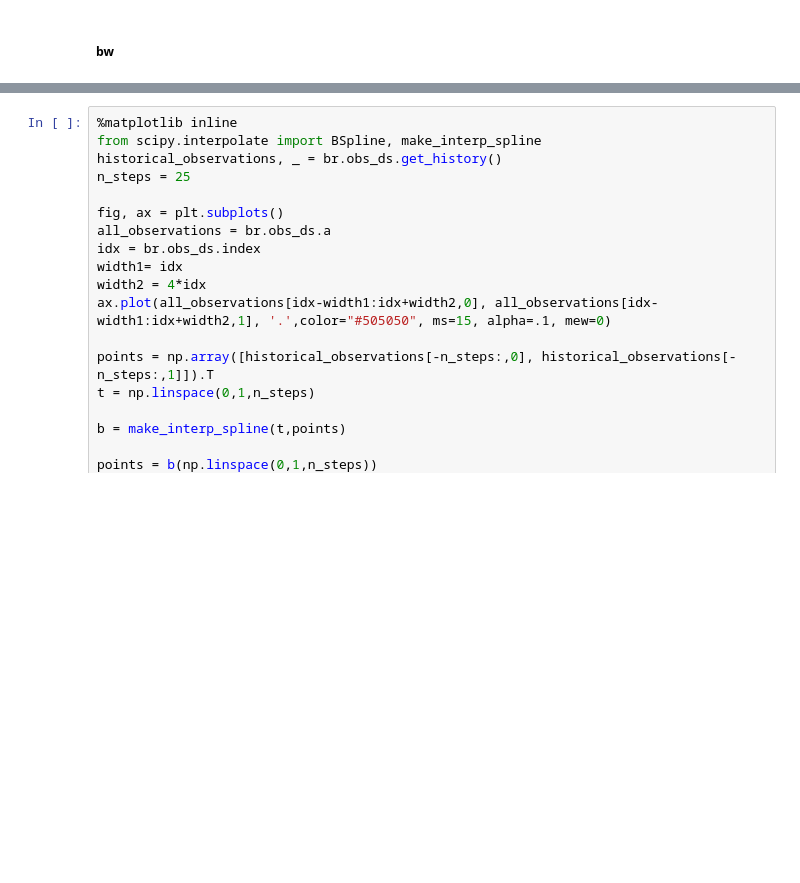
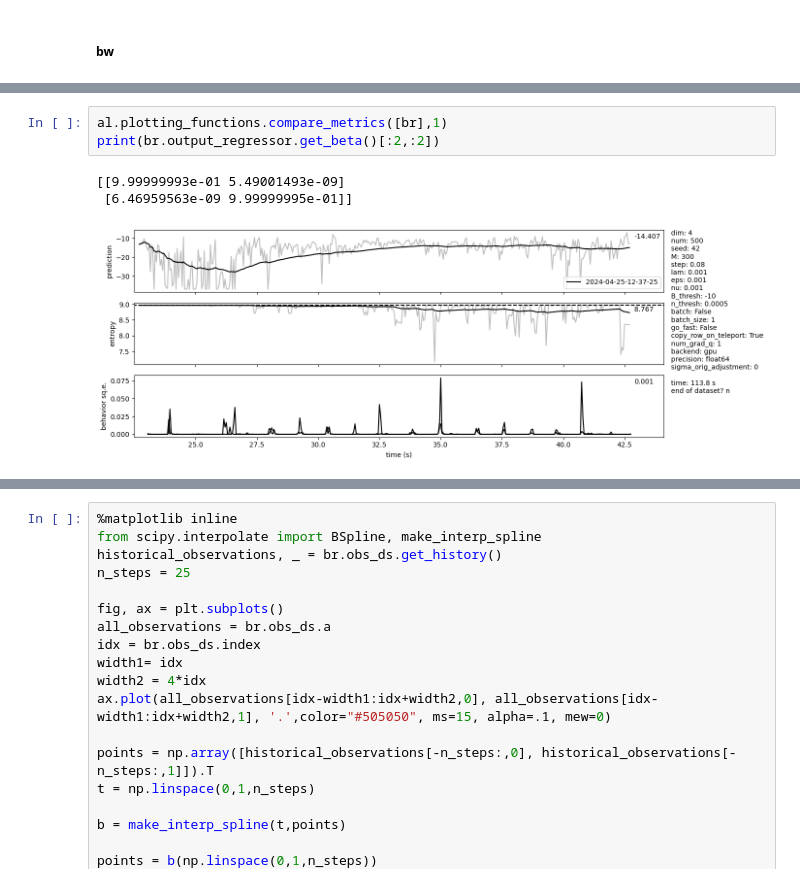
Before and after one commit to draeloslab/AdaptiveLatents, a Jupyter notebook: scripts/dataset_plots.ipynb, the cells around one changed output, grey strips where cells are left out. Drawn from its saved outputs; the diff is of its cells as text; blank space fills up the shorter version.

```diff
--- a/scripts/dataset_plots.ipynb
+++ b/scripts/dataset_plots.ipynb
@@ -177,0 +183,7 @@ br.run(limit=557,save=True)
+# %%
+al.plotting_functions.compare_metrics([br],1)
+print(br.output_regressor.get_beta()[:2,:2])
+# %% [output]
+[[9.99999993e-01 5.49001493e-09]
+ [6.46959563e-09 9.99999995e-01]]
+[figure, added]
```
Also changed, not shown: parts of 9 cells of this notebook, 10 other files.
